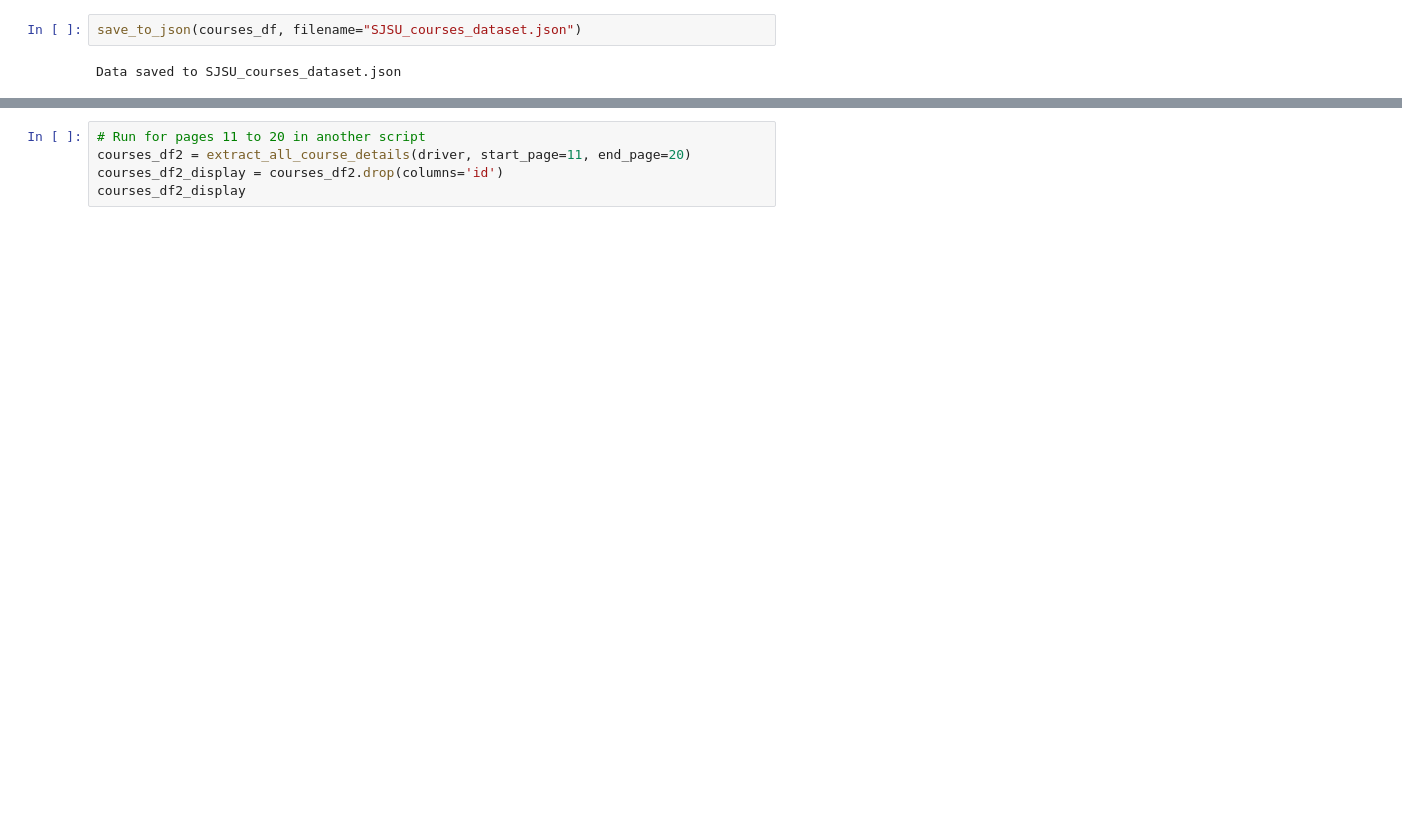
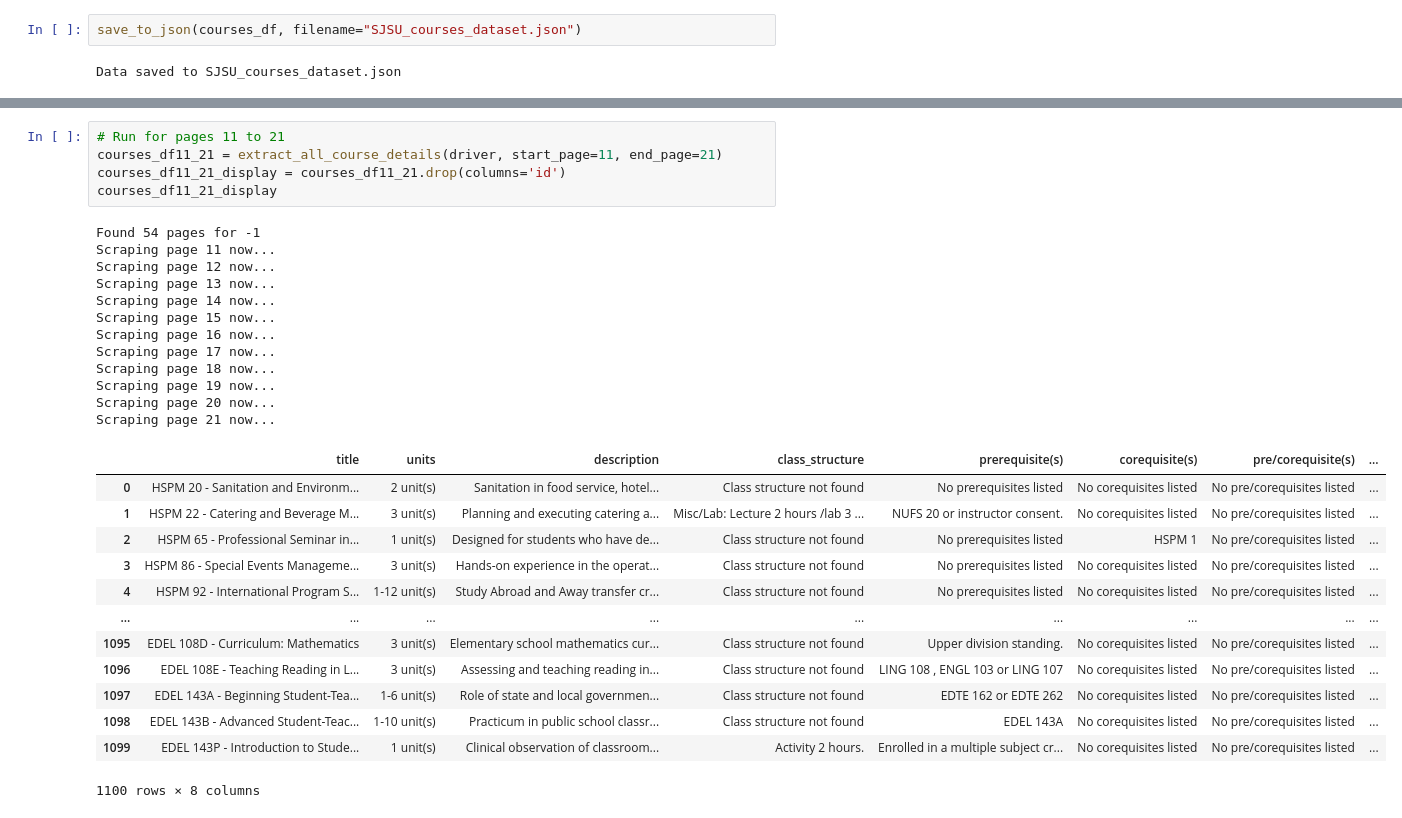
Before and after one commit to jeffreyong15/Counsel.NLP, a Jupyter notebook: Baseline Experiment/Data Collection/Data_Collection_Jeffrey.ipynb, the cells around one changed output, grey strips where cells are left out. Drawn from its saved outputs; the diff is of its cells as text; blank space fills up the shorter version.

```diff
--- a/Baseline Experiment/Data Collection/Data_Collection_Jeffrey.ipynb
+++ b/Baseline Experiment/Data Collection/Data_Collection_Jeffrey.ipynb
@@ -553,6 +579,32 @@ Data saved to SJSU_courses_dataset(1-10).json
 # %%
-# Run for pages 11 to 20 in another script
-courses_df2 = extract_all_course_details(driver, start_page=11, end_page=20)
-courses_df2_display = courses_df2.drop(columns='id')
-courses_df2_display
+# Run for pages 11 to 21
+courses_df11_21 = extract_all_course_details(driver, start_page=11, end_page=21)
+courses_df11_21_display = courses_df11_21.drop(columns='id')
+courses_df11_21_display
+# %% [output]
+Found 54 pages for -1
+Scraping page 11 now...
+Scraping page 12 now...
+Scraping page 13 now...
+Scraping page 14 now...
+Scraping page 15 now...
+Scraping page 16 now...
+Scraping page 17 now...
+Scraping page 18 now...
+Scraping page 19 now...
+Scraping page 20 now...
+Scraping page 21 now...
+|  | title | units | description | class_structure | prerequisite(s) | corequisite(s) | pre/corequisite(s) | ... |
+| 0 | HSPM 20 - Sanitation and Environm... | 2 unit(s) | Sanitation in food service, hotel... | Class structure not found | No prerequisites listed | No corequisites listed | No pre/corequisites listed | ... |
+| 1 | HSPM 22 - Catering and Beverage M... | 3 unit(s) | Planning and executing catering a... | Misc/Lab: Lecture 2 hours /lab 3 ... | NUFS 20 or instructor consent. | No corequisites listed | No pre/corequisites listed | ... |
+| 2 | HSPM 65 - Professional Seminar in... | 1 unit(s) | Designed for students who have de... | Class structure not found | No prerequisites listed | HSPM 1 | No pre/corequisites listed | ... |
+| 3 | HSPM 86 - Special Events Manageme... | 3 unit(s) | Hands-on experience in the operat... | Class structure not found | No prerequisites listed | No corequisites listed | No pre/corequisites listed | ... |
+| 4 | HSPM 92 - International Program S... | 1-12 unit(s) | Study Abroad and Away transfer cr... | Class structure not found | No prerequisites listed | No corequisites listed | No pre/corequisites listed | ... |
+| ... | ... | ... | ... | ... | ... | ... | ... | ... |
+| 1095 | EDEL 108D - Curriculum: Mathematics | 3 unit(s) | Elementary school mathematics cur... | Class structure not found | Upper division standing. | No corequisites listed | No pre/corequisites listed | ... |
+| 1096 | EDEL 108E - Teaching Reading in L... | 3 unit(s) | Assessing and teaching reading in... | Class structure not found | LING 108 , ENGL 103 or LING 107 | No corequisites listed | No pre/corequisites listed | ... |
+| 1097 | EDEL 143A - Beginning Student-Tea... | 1-6 unit(s) | Role of state and local governmen... | Class structure not found | EDTE 162 or EDTE 262 | No corequisites listed | No pre/corequisites listed | ... |
+| 1098 | EDEL 143B - Advanced Student-Teac... | 1-10 unit(s) | Practicum in public school classr... | Class structure not found | EDEL 143A | No corequisites listed | No pre/corequisites listed | ... |
+| 1099 | EDEL 143P - Introduction to Stude... | 1 unit(s) | Clinical observation of classroom... | Activity 2 hours. | Enrolled in a multiple subject cr... | No corequisites listed | No pre/corequisites listed | ... |
+1100 rows × 8 columns
 # %%
```
Also changed, not shown: parts of 11 cells of this notebook.
